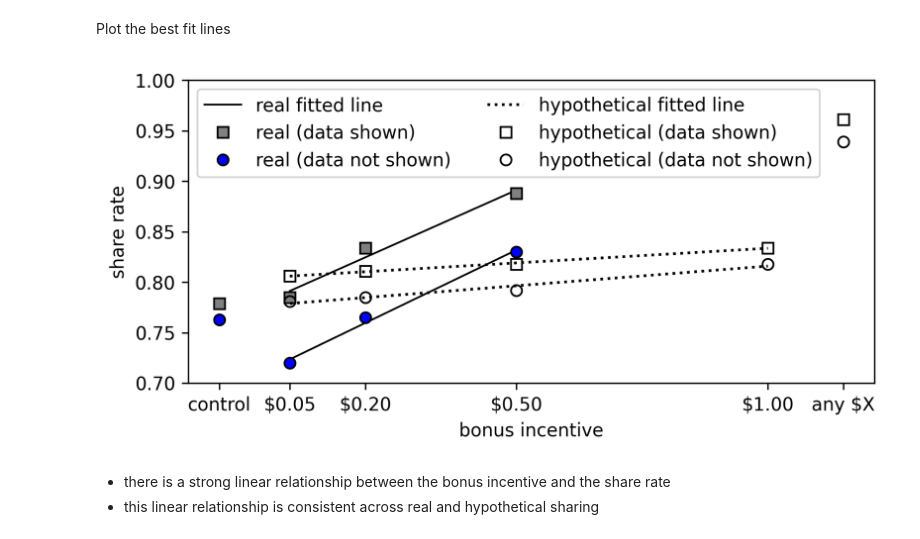
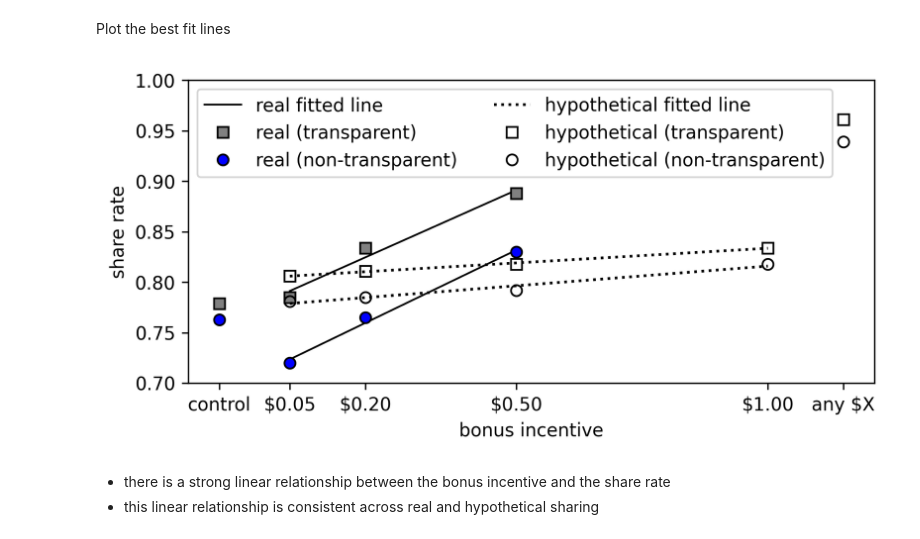
Before and after one commit to aberke/amazon-study, a Jupyter notebook: data-analysis/survey-data.ipynb, the cells around one changed output. Drawn from its saved outputs; the diff is of its cells as text; code cells hidden in the pictures.

```diff
--- a/data-analysis/survey-data.ipynb
+++ b/data-analysis/survey-data.ipynb
@@ -215,8 +215,10 @@ control share rate: 0.771
 - Use consistent labeling for showdata:True vs showdata:False
 - Use consistnet colors for showdata:True vs showdata:False
 # %%
-showdata_true_label = "data shown"
-showdata_false_label = "data not shown"
+showdata_true_label = "transparent"
+showdata_false_label = "non-transparent"
+# showdata_true_label = "data shown"
+# showdata_false_label = "data not shown"
 showdata_true_label_b = "columns + data"
 showdata_false_label_b = "columns only"
 
@@ -1374,38 +1376,38 @@ ax.plot(xticks,
         '-', color='black',
         linewidth=1)
 ax.plot(xticks, s1['real share rate'],
         's', color=showdata_true_color,
         markeredgecolor='black',
-        label='real (data shown)')
+        label='real (%s)'%showdata_true_label)
 ax.plot(xticks, s0['real share rate'],
         'o', color='blue',
         markeredgecolor='black',
-        label='real (data not shown)')
+        label='real (%s)'%showdata_false_label)
 
 # best fit line
 ax.plot(xticks,
         [np.nan] + (intercept_hs0 + beta_hs0*np.array([0.05, 0.20, 0.5, 1])).tolist() + [np.nan],
         ':', color='black',
        label='hypothetical fitted line')
 ax.plot(xticks,
         [np.nan] + (intercept_hs1 + beta_hs1*np.array([0.05, 0.20, 0.5, 1])).tolist() + [np.nan],
         ':', color='black')
 ax.plot(xticks, [np.nan] + s1['hypo share rate'][1:].tolist(),
         's', color='black',
         fillstyle='none',
-        label='hypothetical (data shown)')
+        label='hypothetical (%s)'%showdata_true_label)
 ax.plot(xticks, [np.nan] + s0['hypo share rate'][1:].tolist(),
         'o', color='black',
         fillstyle='none',
-        label='hypothetical (data not shown)')
+        label='hypothetical (%s)'%showdata_false_label)
 
 ax.set_ylabel('share rate')
 ax.set_xlabel('bonus incentive')
 ax.set_xticks(xticks, s0.index)
 ax.legend(ncol=2)
 _ = ax.set_ylim([0.7, 1])
 # %% [output]
-[figure, old version]
+[figure, new version]
 # %% [markdown]
 - there is a strong linear relationship between the bonus incentive and the share rate
 - this linear relationship is consistent across real and hypothetical sharing
```
Also changed, not shown: parts of 39 cells of this notebook.
